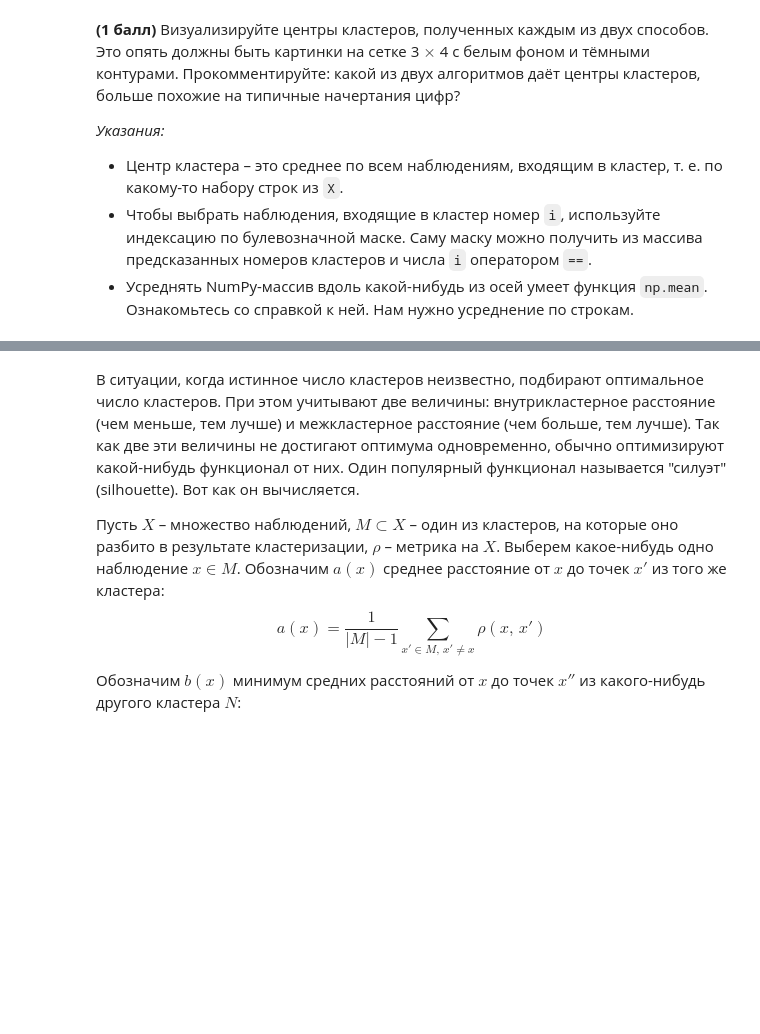
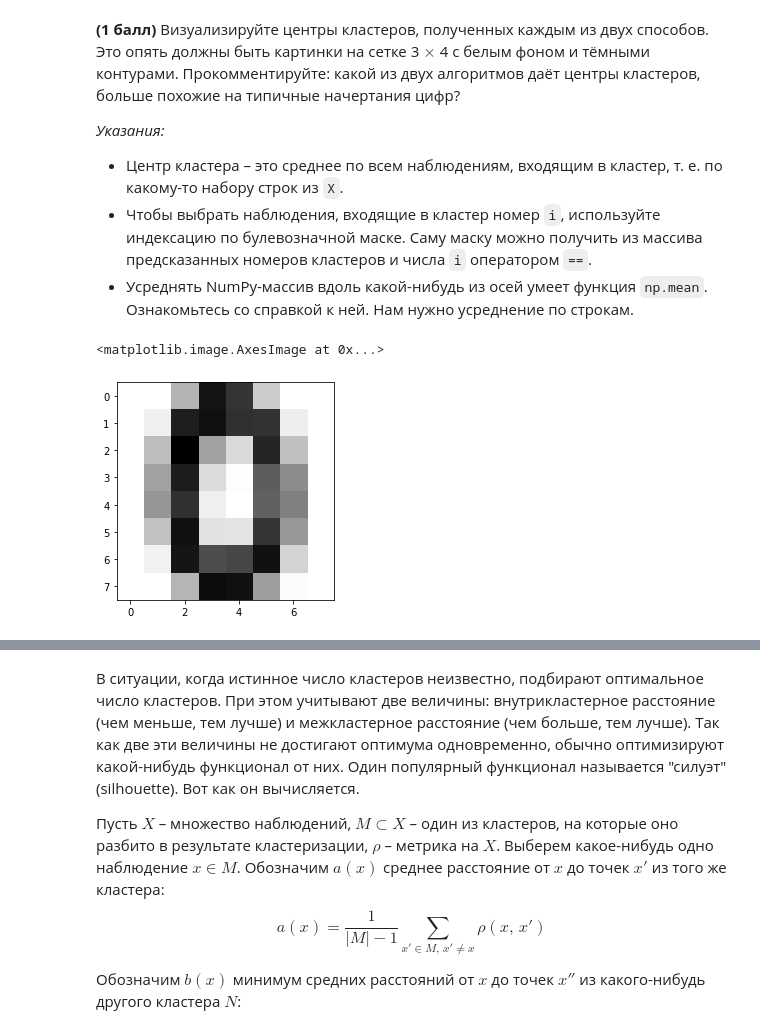
Before and after one commit to evgenny/clustering, a Jupyter notebook: clustering.ipynb, the cells around one changed output, grey strips where cells are left out. Drawn from its saved outputs; the diff is of its cells as text; code cells hidden in the pictures; blank space fills up the shorter version.

```diff
--- a/clustering.ipynb
+++ b/clustering.ipynb
@@ -73,3 +74,9 @@ for row in range(3):
 *Указания:*
 - Оба раза должен получиться массив из 1797 чисел – номеров кластеров.
 - `KMeans` делает несколько (по умолчанию 10) запусков со случайными центрами и из полученных разбиений выводит лучшее в терминах среднего внутрикластерного расстояния. Чтобы улучшить качество предсказаний, можно увеличить число запусков, например, до 100. Это параметр `n_init` в конструкторе.
+# %%
+from sklearn.cluster import AgglomerativeClustering
+
+agg_clusters = AgglomerativeClustering(n_clusters=10).fit_predict(X)
+
+agg_clusters.shape
@@ -80,3 +97,17 @@ for row in range(3):
 - Центр кластера – это среднее по всем наблюдениям, входящим в кластер, т. е. по какому-то набору строк из `X`.
 - Чтобы выбрать наблюдения, входящие в кластер номер `i`, используйте индексацию по булевозначной маске. Саму маску можно получить из массива предсказанных номеров кластеров и числа `i` оператором `==`.
 - Усреднять NumPy-массив вдоль какой-нибудь из осей умеет функция `np.mean`. Ознакомьтесь со справкой к ней. Нам нужно усреднение по строкам.
+# %%
+import numpy as np
+
+i = 7
+
+mask = agg_clusters == i
+
+digit = np.mean(X[mask], axis=0)
+
+fig = plt.figure()
+plt.imshow(digit.reshape(8, 8), cmap=plt.cm.gray_r, interpolation='nearest')
+# %% [output]
+<matplotlib.image.AxesImage at 0x...>
+[figure, added]
```
Also changed, not shown: parts of 22 cells of this notebook.
